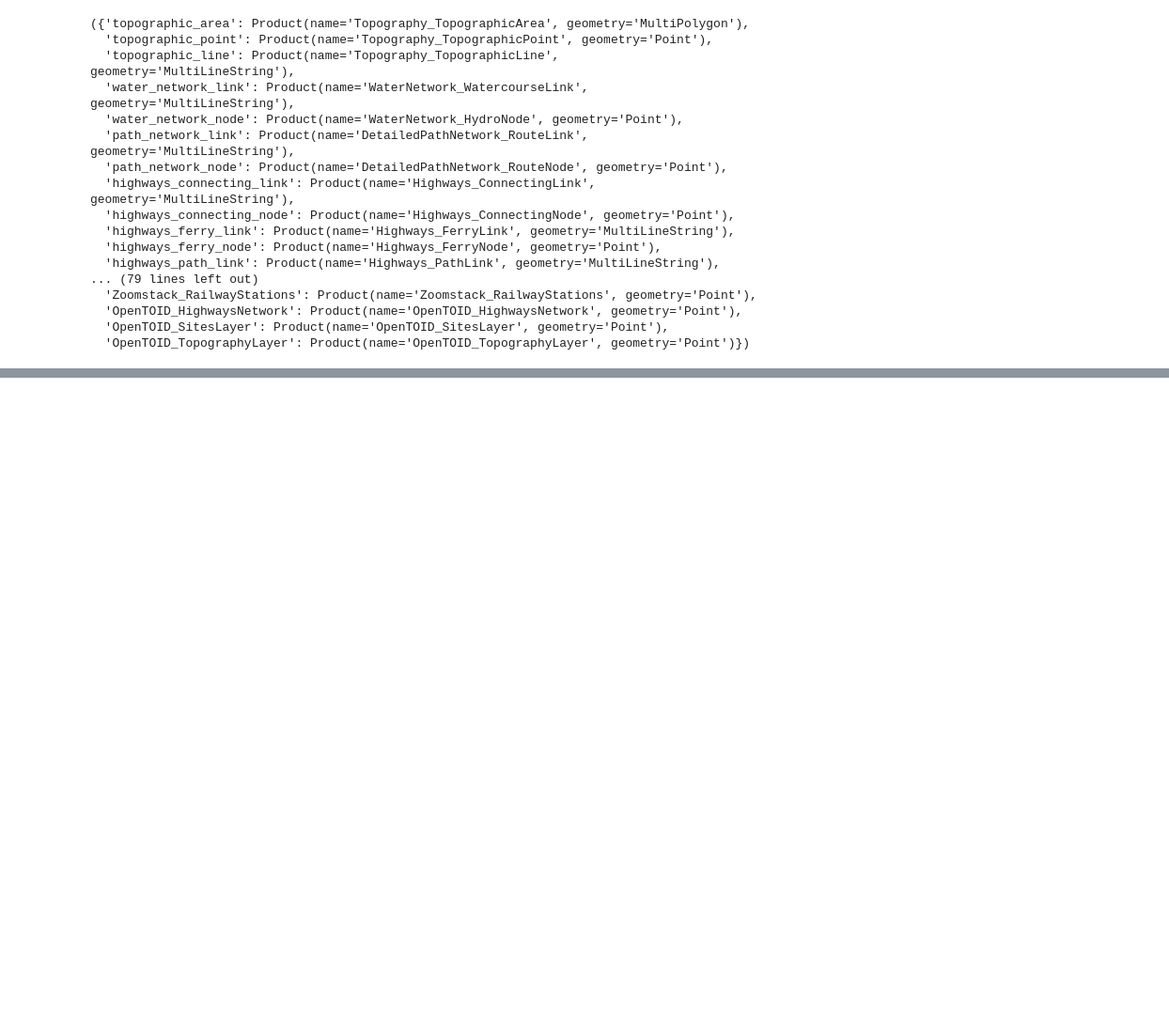
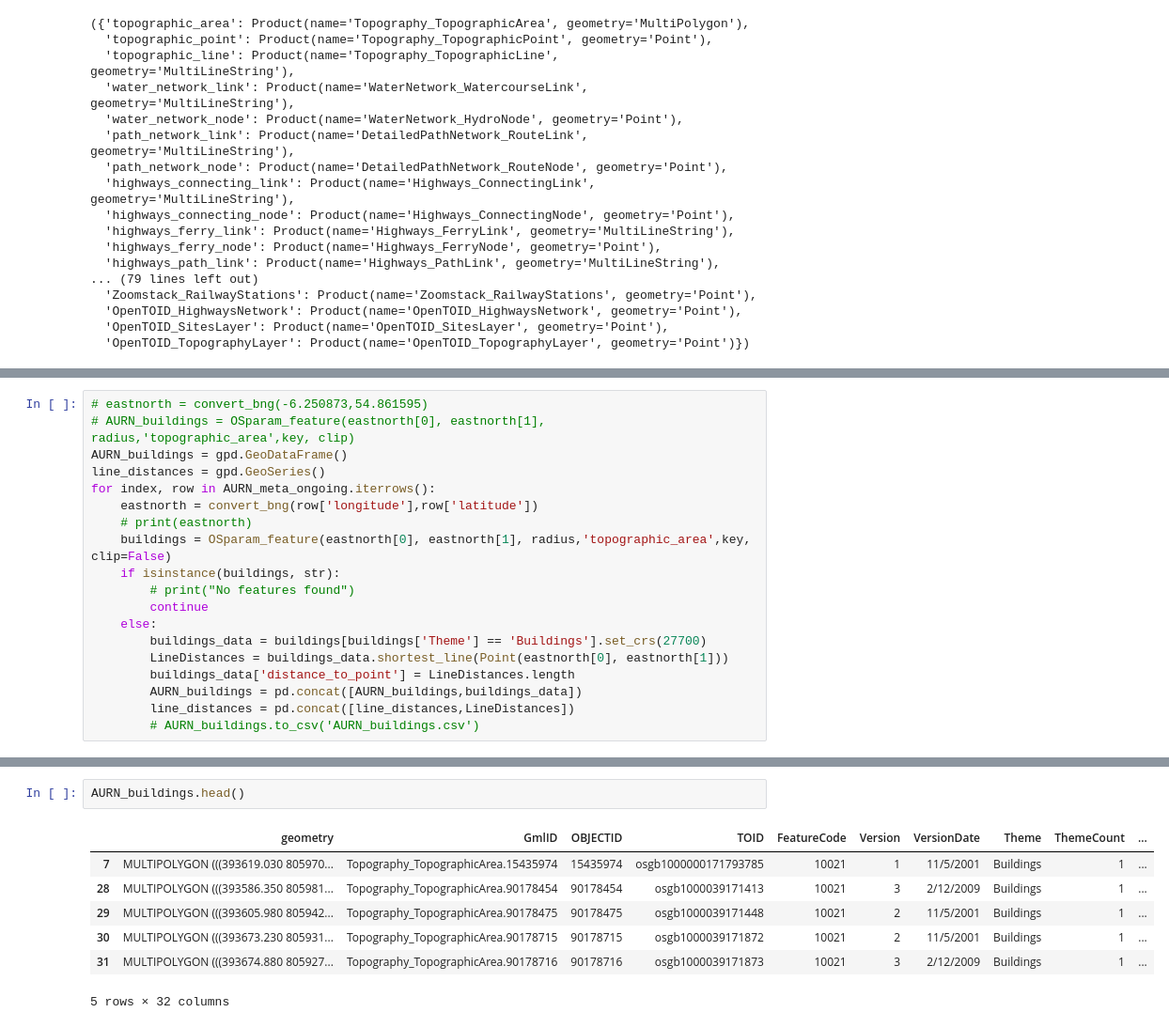
Before and after one commit to airqualityanthony/Community-Air-Quality-System, a Jupyter notebook: os_data.ipynb, the cells around one changed output, grey strips where cells are left out. Shown at 94% size. Cells and saved outputs as stored; diff of their text form; blank space fills up the shorter version.

```diff
--- a/os_data.ipynb
+++ b/os_data.ipynb
@@ -197,0 +180,19 @@ Index(['geometry', 'GmlID', 'OBJECTID', 'ID', 'Identifier',
+# %%
+# eastnorth = convert_bng(-6.250873,54.861595)
+# AURN_buildings = OSparam_feature(eastnorth[0], eastnorth[1], radius,'topographic_area',key, clip)
+AURN_buildings = gpd.GeoDataFrame()
+line_distances = gpd.GeoSeries()
+for index, row in AURN_meta_ongoing.iterrows():
+    eastnorth = convert_bng(row['longitude'],row['latitude'])
+    # print(eastnorth)
+    buildings = OSparam_feature(eastnorth[0], eastnorth[1], radius,'topographic_area',key, clip=False)
+    if isinstance(buildings, str):
+        # print("No features found")
+        continue
+    else:
+        buildings_data = buildings[buildings['Theme'] == 'Buildings'].set_crs(27700)
+        LineDistances = buildings_data.shortest_line(Point(eastnorth[0], eastnorth[1]))
+        buildings_data['distance_to_point'] = LineDistances.length
+        AURN_buildings = pd.concat([AURN_buildings,buildings_data])
+        line_distances = pd.concat([line_distances,LineDistances])
+        # AURN_buildings.to_csv('AURN_buildings.csv')
@@ -197,0 +214,10 @@ Index(['geometry', 'GmlID', 'OBJECTID', 'ID', 'Identifier',
+# %%
+AURN_buildings.head()
+# %% [output]
+|  | geometry | GmlID | OBJECTID | TOID | FeatureCode | Version | VersionDate | Theme | ThemeCount | ... |
+| 7 | MULTIPOLYGON (((393619.030 805970... | Topography_TopographicArea.15435974 | 15435974 | osgb1000000171793785 | 10021 | 1 | 11/5/2001 | Buildings | 1 | ... |
+| 28 | MULTIPOLYGON (((393586.350 805981... | Topography_TopographicArea.90178454 | 90178454 | osgb1000039171413 | 10021 | 3 | 2/12/2009 | Buildings | 1 | ... |
+| 29 | MULTIPOLYGON (((393605.980 805942... | Topography_TopographicArea.90178475 | 90178475 | osgb1000039171448 | 10021 | 2 | 11/5/2001 | Buildings | 1 | ... |
+| 30 | MULTIPOLYGON (((393673.230 805931... | Topography_TopographicArea.90178715 | 90178715 | osgb1000039171872 | 10021 | 2 | 11/5/2001 | Buildings | 1 | ... |
+| 31 | MULTIPOLYGON (((393674.880 805927... | Topography_TopographicArea.90178716 | 90178716 | osgb1000039171873 | 10021 | 3 | 2/12/2009 | Buildings | 1 | ... |
+5 rows × 32 columns
```
Also changed, not shown: parts of 10 cells of this notebook, 1 other file.
